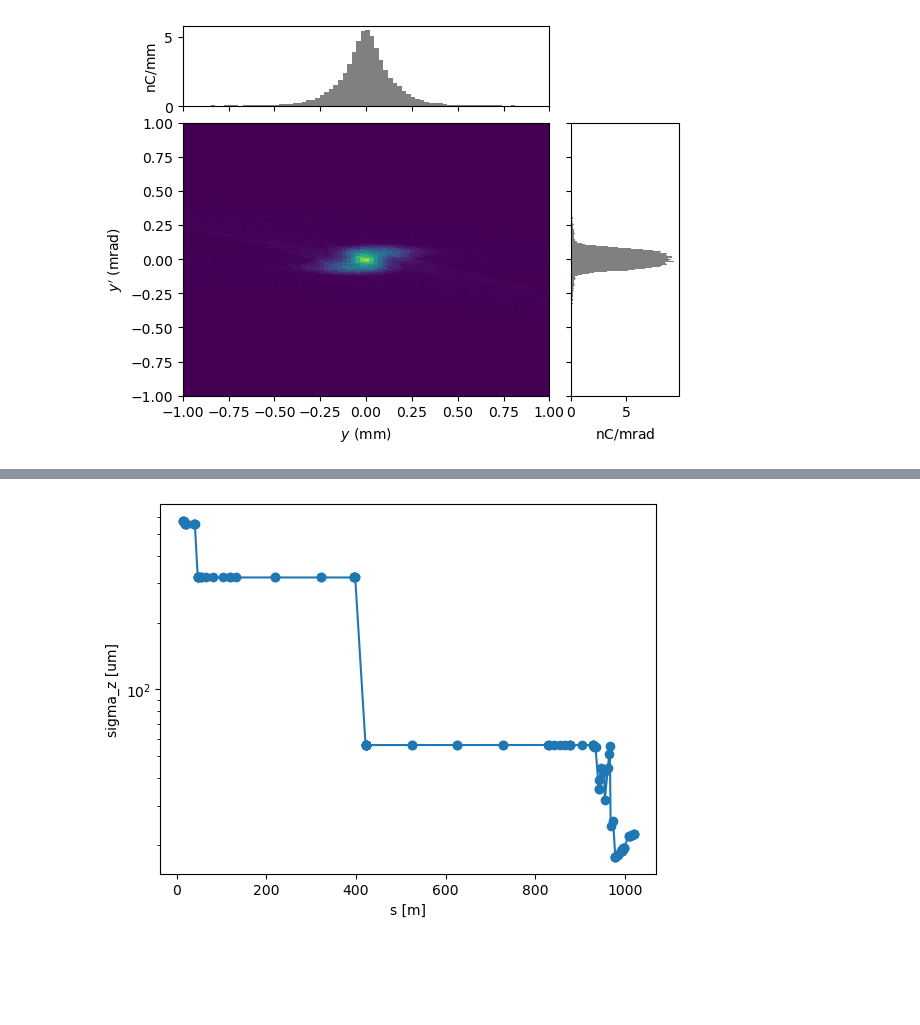
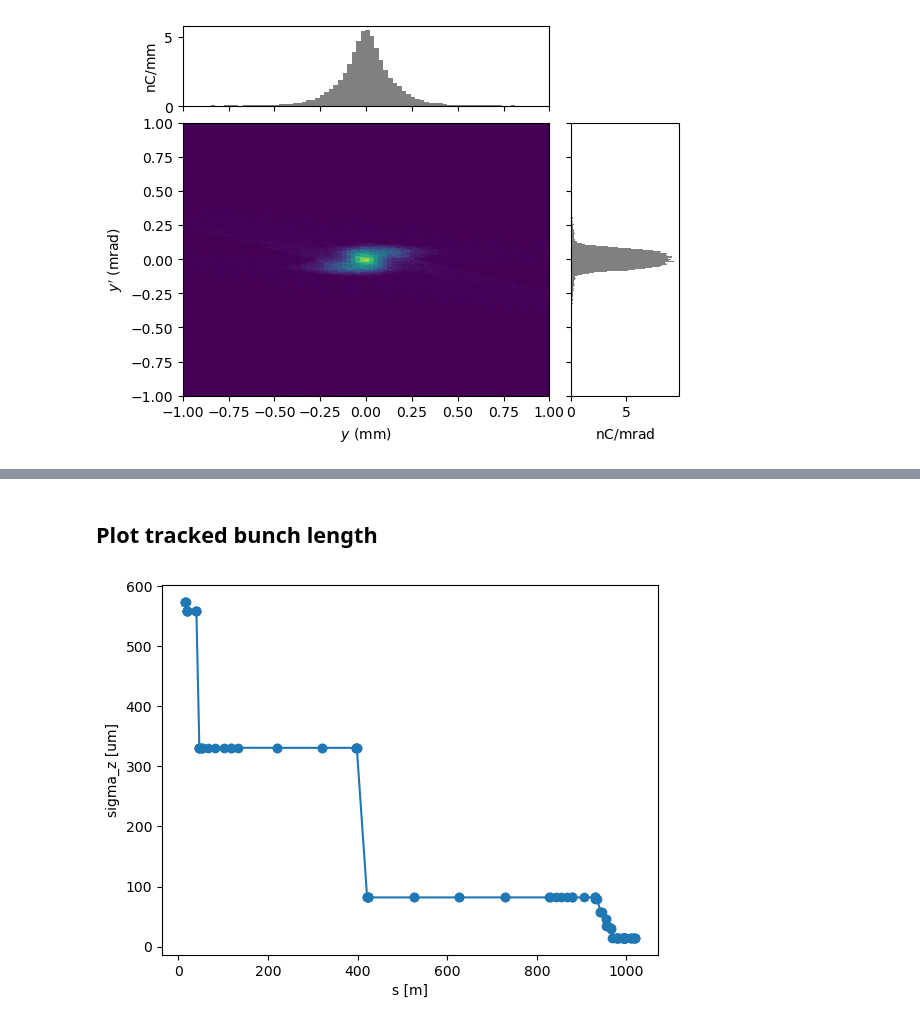
Before and after one commit to slaclab/FACET2-Bmad-PyTao, a Jupyter notebook: 2025-07-11 Info for Andrea and Simona.ipynb, the cells around one changed output, grey strips where cells are left out. Saved outputs shown, nothing was run; the diff lists cells and outputs as text; code cells hidden in the pictures; blank space fills up the shorter version.

```diff
--- a/2025-07-11 Info for Andrea and Simona.ipynb
+++ b/2025-07-11 Info for Andrea and Simona.ipynb
@@ -35,7 +35,7 @@ floorplanPlot(tao, zmin = 14.2)
 # %% [output]
 [figure]
 # %%
-importedDefaultSettings = loadConfig("setLattice_configs/2024-10-22_oneBunch_baseline2.1.yml")
+importedDefaultSettings = loadConfig("setLattice_configs/2024-10-22_oneBunch_baseline2.yml")
 
 csrTF = True
 evalElement = "PENT"
@@ -117,3 +118,5 @@ np.float64(1.0143142723497385)
+# %% [markdown]
+## Plot tracked bunch length
 # %%
 totalNumElements = len(tao.lat_list("*", "ele.name"))
 combinedElementData = [
@@ -138,13 +141,13 @@ allBunchLengths = [ smallestIntervalImpliedSigma( getBeamAtElement(tao, row["ele
 # %%
 plt.plot(
     np.array(allSValues),
     1e6 * np.array(allBunchLengths),
     "o-"
 )
 #plt.title('Optimization History')
 plt.xlabel('s [m]')
 plt.ylabel("sigma_z [um]")
-plt.yscale("log")
+#plt.yscale("log")
 plt.show()
 # %% [output]
-[figure, old version]
+[figure, new version]
```
Also changed, not shown: parts of 5 cells of this notebook, 14 other files.
